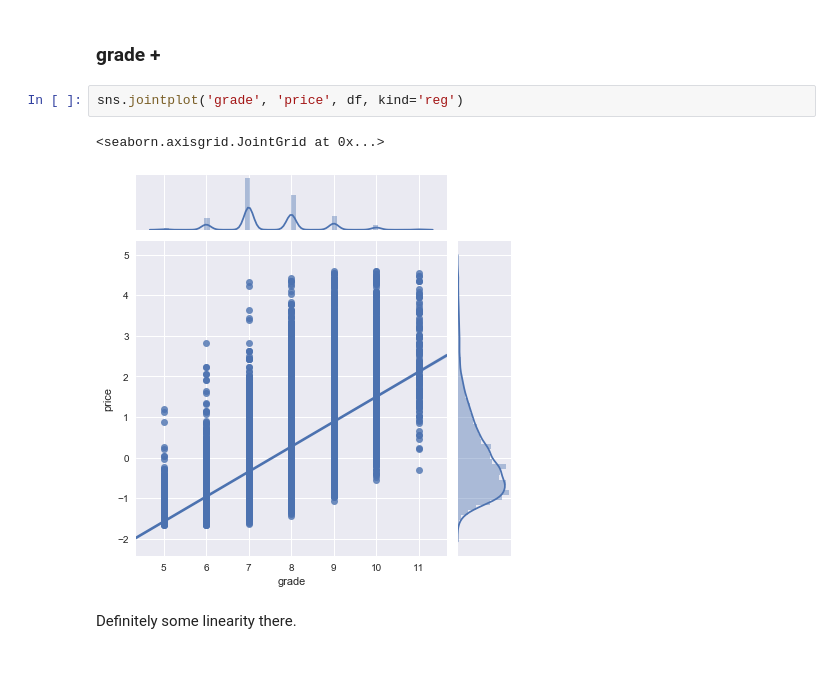
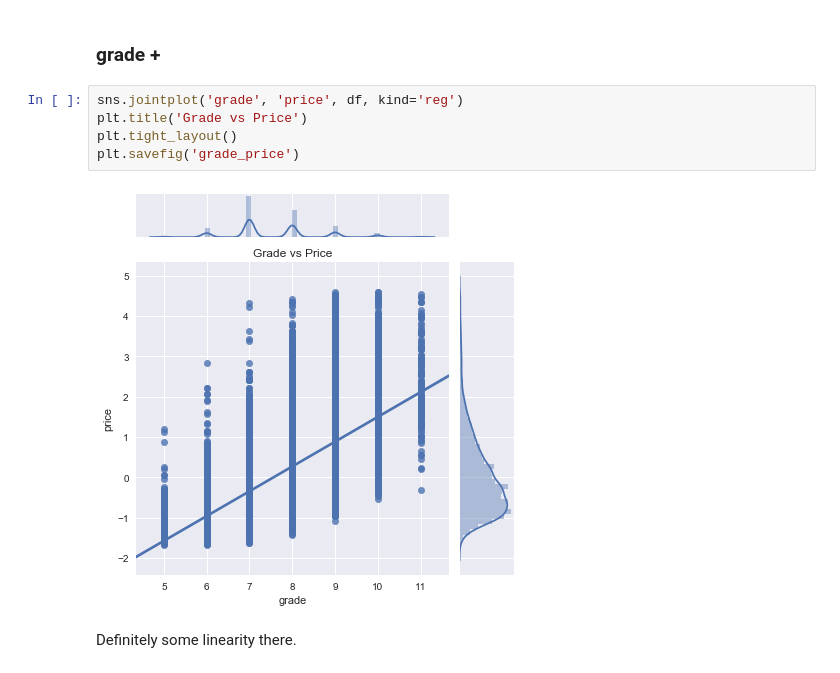
Before and after one commit to katmandoone/dsc-mod-2-project-v2-1-onl01-dtsc-pt-041320, a Jupyter notebook: student.ipynb, the cells around one changed output. Drawn from its saved outputs; the diff is of its cells as text.

```diff
--- a/student.ipynb
+++ b/student.ipynb
@@ -760,9 +762,11 @@ Not very linear.
 ### grade +
 # %%
 sns.jointplot('grade', 'price', df, kind='reg')
+plt.title('Grade vs Price')
+plt.tight_layout()
+plt.savefig('grade_price')
 # %% [output]
-<seaborn.axisgrid.JointGrid at 0x...>
-[figure, old version]
+[figure, new version]
 # %% [markdown]
 Definitely some linearity there.
 # %% [markdown]
```
Also changed, not shown: parts of 25 cells of this notebook, 9 other files.
